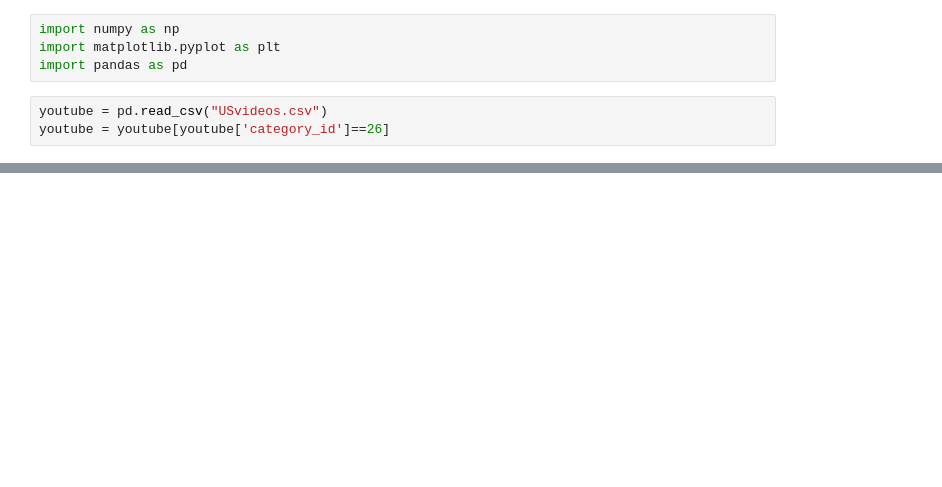
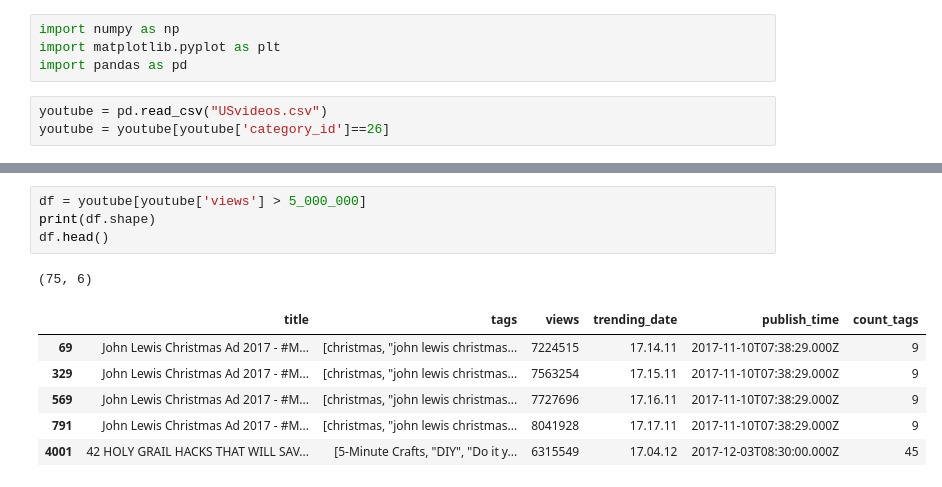
Before and after one commit to dtn058/FinalProject_group46, a Jupyter notebook: COGS108 Final project.ipynb, the cells around one changed output, grey strips where cells are left out. Drawn from its saved outputs; the diff is of its cells as text; blank space fills up the shorter version.

```diff
--- a/COGS108 Final project.ipynb
+++ b/COGS108 Final project.ipynb
@@ -107,3 +83,15 @@ Text(0,0.5,'num_views')
+# %%
+df = youtube[youtube['views'] > 5_000_000]
+print(df.shape)
+df.head()
+# %% [output]
+(75, 6)
+|  | title | tags | views | trending_date | publish_time | count_tags |
+| 69 | John Lewis Christmas Ad 2017 - #M... | [christmas, "john lewis christmas... | 7224515 | 17.14.11 | 2017-11-10T07:38:29.000Z | 9 |
+| 329 | John Lewis Christmas Ad 2017 - #M... | [christmas, "john lewis christmas... | 7563254 | 17.15.11 | 2017-11-10T07:38:29.000Z | 9 |
+| 569 | John Lewis Christmas Ad 2017 - #M... | [christmas, "john lewis christmas... | 7727696 | 17.16.11 | 2017-11-10T07:38:29.000Z | 9 |
+| 791 | John Lewis Christmas Ad 2017 - #M... | [christmas, "john lewis christmas... | 8041928 | 17.17.11 | 2017-11-10T07:38:29.000Z | 9 |
+| 4001 | 42 HOLY GRAIL HACKS THAT WILL SAV... | [5-Minute Crafts, "DIY", "Do it y... | 6315549 | 17.04.12 | 2017-12-03T08:30:00.000Z | 45 |
 # %%
 pd.plotting.scatter_matrix(youtube)
 # %% [output]
```
Also changed, not shown: parts of 12 cells of this notebook.
